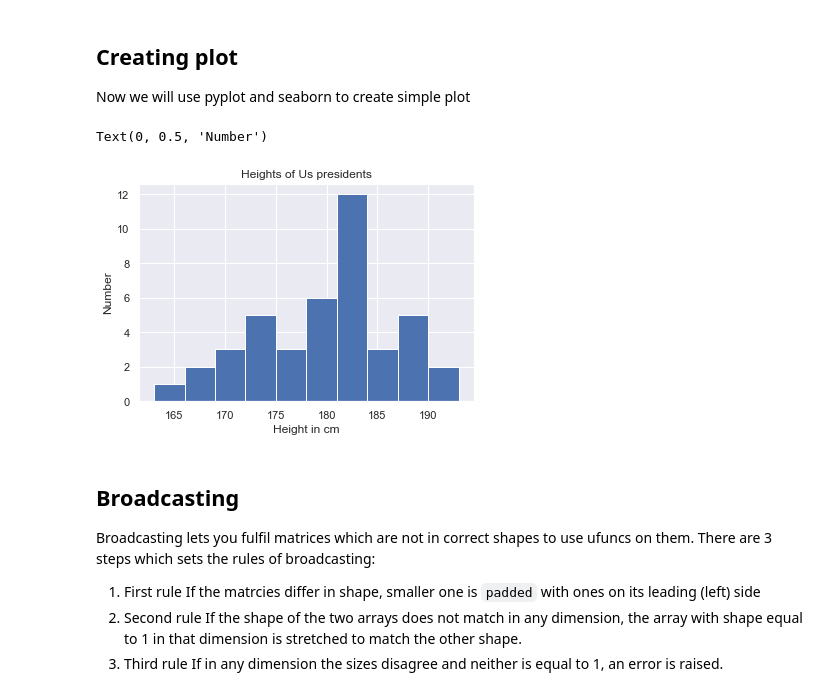
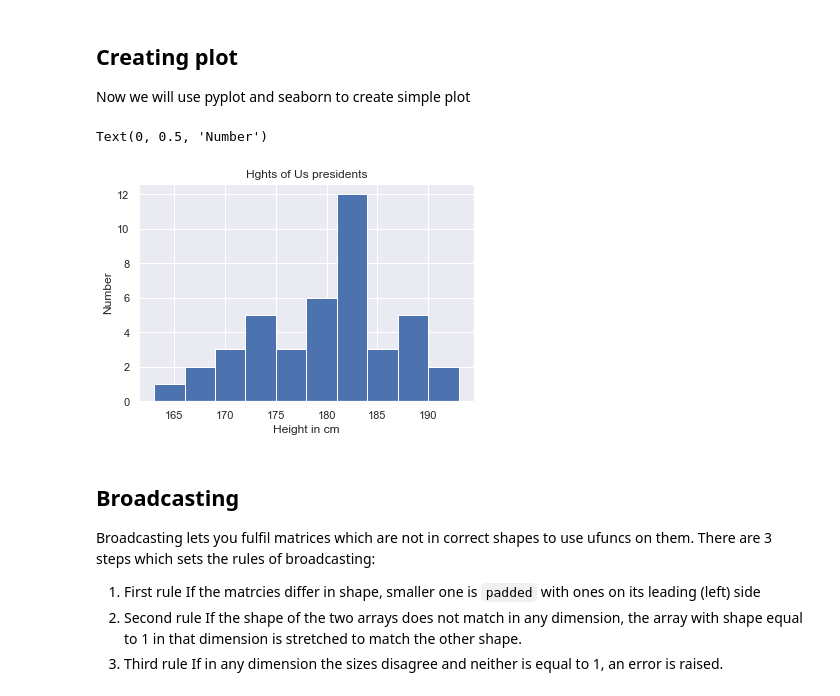
Before and after one commit to MCygert/scientificProject, a Jupyter notebook: notebooks/test.ipynb, the cells around one changed output. Drawn from its saved outputs; the diff is of its cells as text; code cells hidden in the pictures.

```diff
--- a/notebooks/test.ipynb
+++ b/notebooks/test.ipynb
@@ -31,14 +31,14 @@ Now we will use pyplot and seaborn to create simple plot
 # %%
 import matplotlib.pyplot as plt
 import seaborn
 seaborn.set()
 plt.hist(heights)
-plt.title("Heights of Us presidents")
+plt.title("Hghts of Us presidents")
 plt.xlabel("Height in cm")
 plt.ylabel("Number")
 # %% [output]
 Text(0, 0.5, 'Number')
-[figure, old version]
+[figure, new version]
 # %% [markdown]
 ## Broadcasting
 Broadcasting lets you fulfil matrices which are not in correct shapes to use ufuncs on them.
```
Also changed, not shown: parts of 3 cells of this notebook.
